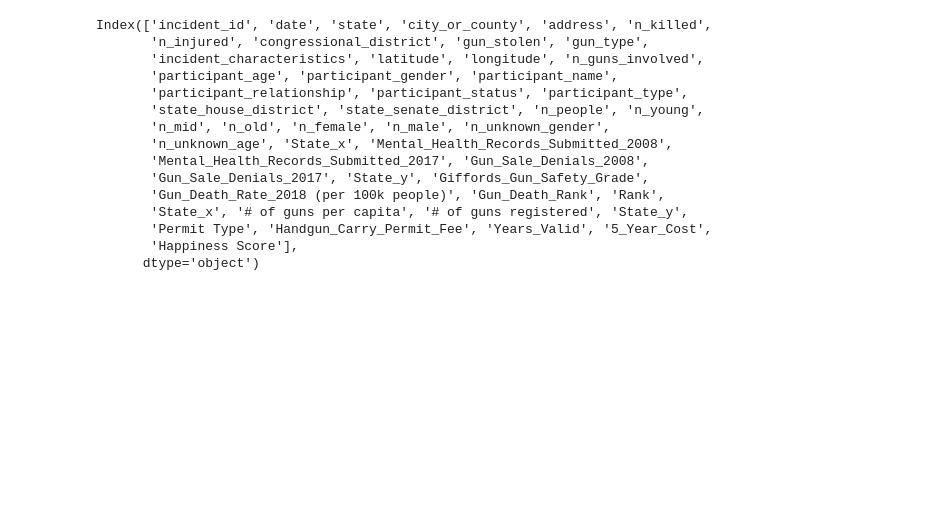
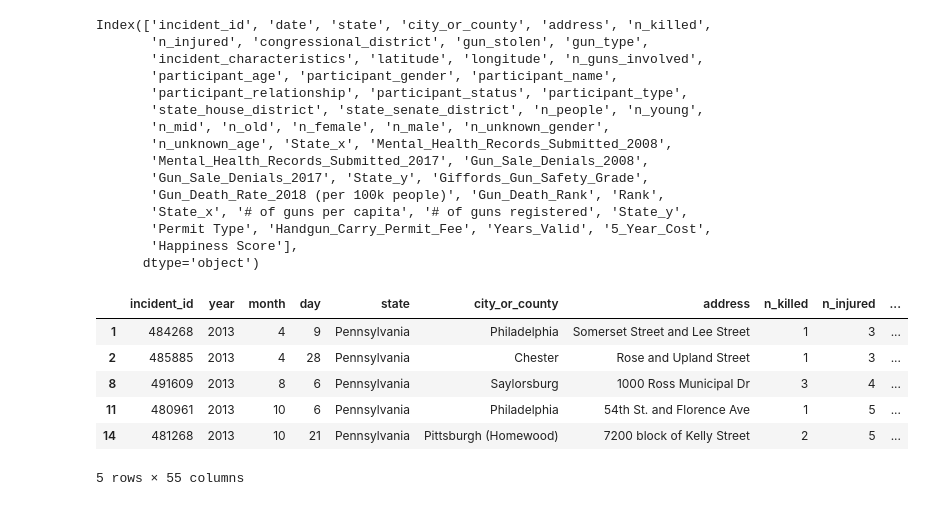
Before and after one commit to tnchen/group-31-data-x-proj, a Jupyter notebook: 135-Merge-Datasets.ipynb, the cells around one changed output. Saved outputs shown, nothing was run; the diff lists cells and outputs as text; code cells hidden in the pictures; blank space fills up the shorter version.

Commit message:
Final data, added more date columns

```diff
--- a/135-Merge-Datasets.ipynb
+++ b/135-Merge-Datasets.ipynb
@@ -285,0 +283,23 @@ final_data.to_csv('final_data.csv')
+# %%
+final_data = merged5[(merged5['n_killed'] != 0) & (merged5['n_injured'] != 0)]
+
+# Changing format of date column
+final_data.loc[:,'year'] = pd.DatetimeIndex(final_data.loc[:,'date']).year
+final_data.loc[:,'month'] = pd.DatetimeIndex(final_data.loc[:,'date']).month
+final_data.loc[:,'day'] = pd.DatetimeIndex(final_data.loc[:,'date']).day
+cols = final_data.columns.tolist()
+cols = cols[:1] + cols[-3:] + cols[2:-3]
+final_data = final_data[cols]
+final_data.head()
+
+final_data.to_csv('final_data.csv')
+# %%
+final_data.head()
+# %% [output]
+|  | incident_id | year | month | day | state | city_or_county | address | n_killed | n_injured | ... |
+| 1 | 484268 | 2013 | 4 | 9 | Pennsylvania | Philadelphia | Somerset Street and Lee Street | 1 | 3 | ... |
+| 2 | 485885 | 2013 | 4 | 28 | Pennsylvania | Chester | Rose and Upland Street | 1 | 3 | ... |
+| 8 | 491609 | 2013 | 8 | 6 | Pennsylvania | Saylorsburg | 1000 Ross Municipal Dr | 3 | 4 | ... |
+| 11 | 480961 | 2013 | 10 | 6 | Pennsylvania | Philadelphia | 54th St. and Florence Ave | 1 | 5 | ... |
+| 14 | 481268 | 2013 | 10 | 21 | Pennsylvania | Pittsburgh (Homewood) | 7200 block of Kelly Street | 2 | 5 | ... |
+5 rows × 55 columns
```
Also changed, not shown: parts of 1 cell of this notebook.
